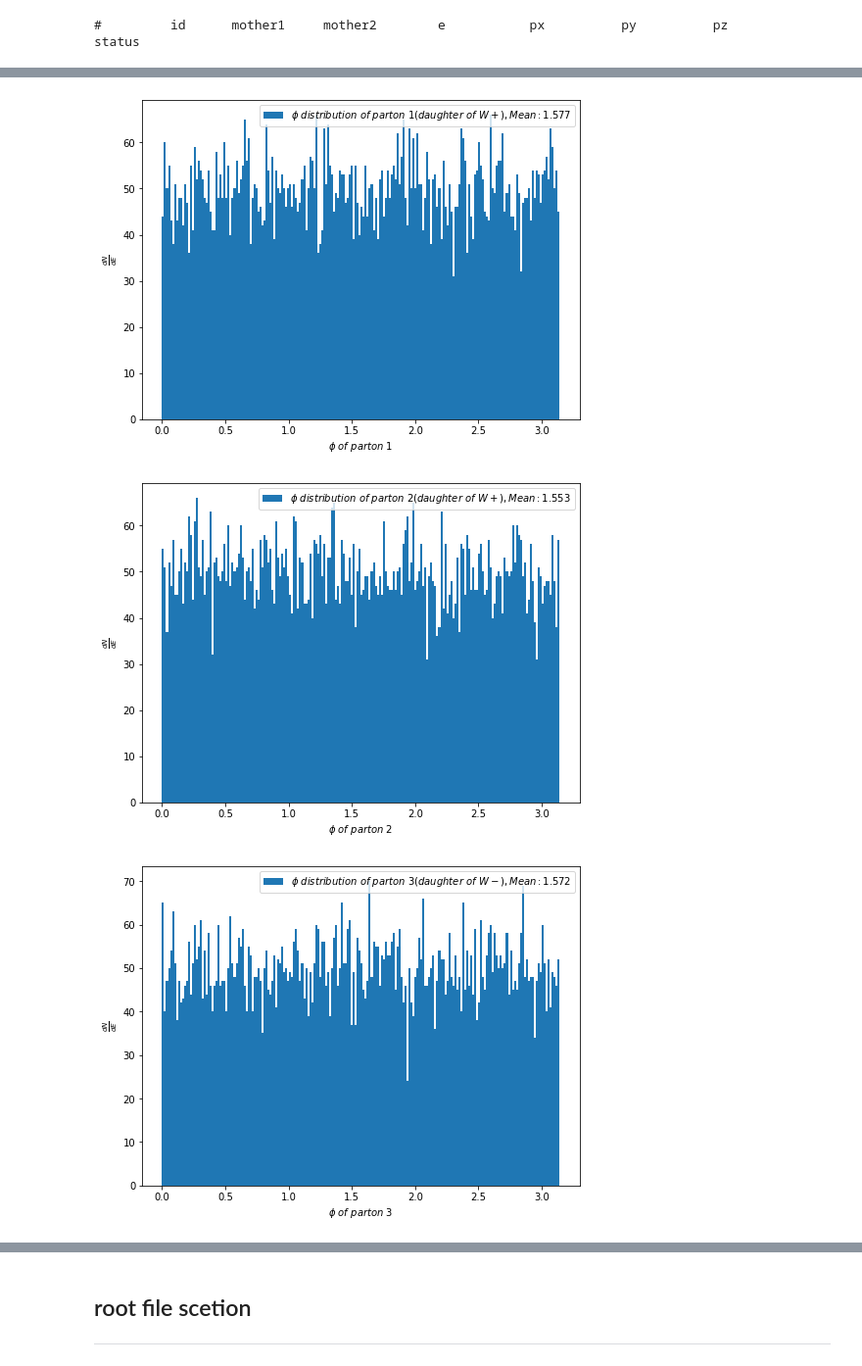
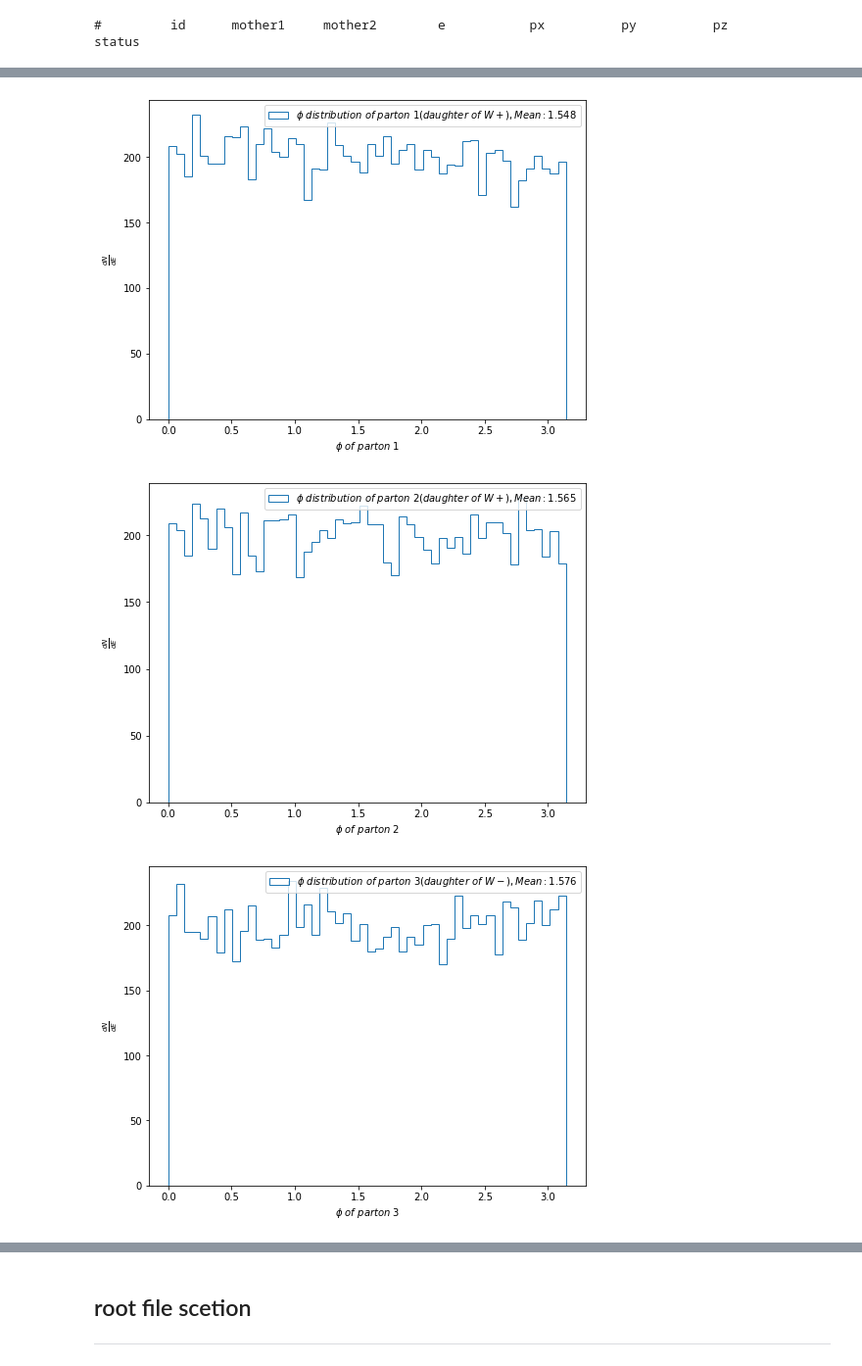
Before and after one commit to mfenton0/HEP-jet-assignment, a Jupyter notebook: analysis_script/demo/distribution_demo.ipynb, the cells around one changed output, grey strips where cells are left out. Shown at 98% size. Cells and saved outputs as stored; diff of their text form; code cells hidden in the pictures.

Commit message:
feat: change plot style.

```diff
--- a/analysis_script/demo/distribution_demo.ipynb
+++ b/analysis_script/demo/distribution_demo.ipynb
@@ -21,7 +21,7 @@ def invariant_mass(p1,p2):
 def transvers_mass(p1):
     return math.sqrt(sum((1 if index=='e' else -1)*(getattr(p1,index))**2 for index in ['e','pz']))
 
-process_path = './unweighted_events.lhe'
+process_path = '../data/10K_event/unweighted_events.lhe'
 
 ttbar = pylhe.readLHE(process_path)
 
@@ -318,7 +318,7 @@ Mean inv mass of Top_bar(compare): 173.14566102741622
 # %%
 def plot_dist(target, line_labels, x_label,  figname):
     plt.figure( figsize=(8,6) )
-    plt.hist( target, label=line_labels, bins=200 )
+    plt.hist( target, label=line_labels, bins=50, histtype='step' )
     #plt.xlim(0,200)
     plt.xlabel(x_label)
     plt.ylabel(r"$\frac{dN}{dE}$")
@@ -354,9 +354,9 @@ plot_dist(parton_4_eta, r"$\eta\ distribution\ of\ parton\ 4 (daughter\ of\ W-),
 # %%
-plot_dist(parton_1_phi, r"$\phi\ distribution\ of\ parton\ 1 (daughter\ of\ W+), Mean: {0:.3f}$".format(np.mean(parton_1_phi)), r"$\phi\ of\ parton\ 1$", "./Pic/Phi_dist_parton_1.png")
-plot_dist(parton_2_phi, r"$\phi\ distribution\ of\ parton\ 2 (daughter\ of\ W+), Mean: {0:.3f}$".format(np.mean(parton_2_phi)), r"$\phi\ of\ parton\ 2$", "./Pic/Phi_dist_parton_2.png")
-plot_dist(parton_3_phi, r"$\phi\ distribution\ of\ parton\ 3 (daughter\ of\ W-), Mean: {0:.3f}$".format(np.mean(parton_3_phi)), r"$\phi\ of\ parton\ 3$", "./Pic/Phi_dist_parton_3.png")
-plot_dist(parton_4_phi, r"$\phi\ distribution\ of\ parton\ 4 (daughter\ of\ W-), Mean: {0:.3f}$".format(np.mean(parton_4_phi)), r"$\phi\ of\ parton\ 4$", "./Pic/Phi_dist_parton_4.png")
+plot_dist(parton_1_phi, r"$\phi\ distribution\ of\ parton\ 1 (daughter\ of\ W+), Mean: {0:.3f}$".format(np.mean(parton_1_phi)), r"$\phi\ of\ parton\ 1$", "../Pic/Phi_dist_parton_1.png")
+plot_dist(parton_2_phi, r"$\phi\ distribution\ of\ parton\ 2 (daughter\ of\ W+), Mean: {0:.3f}$".format(np.mean(parton_2_phi)), r"$\phi\ of\ parton\ 2$", "../Pic/Phi_dist_parton_2.png")
+plot_dist(parton_3_phi, r"$\phi\ distribution\ of\ parton\ 3 (daughter\ of\ W-), Mean: {0:.3f}$".format(np.mean(parton_3_phi)), r"$\phi\ of\ parton\ 3$", "../Pic/Phi_dist_parton_3.png")
+plot_dist(parton_4_phi, r"$\phi\ distribution\ of\ parton\ 4 (daughter\ of\ W-), Mean: {0:.3f}$".format(np.mean(parton_4_phi)), r"$\phi\ of\ parton\ 4$", "../Pic/Phi_dist_parton_4.png")
 # %% [output]
-[figure, old version]
+[figure, new version]
-[figure, old version]
+[figure, new version]
-[figure, old version]
+[figure, new version]
```
Also changed, not shown: parts of 12 cells of this notebook.
